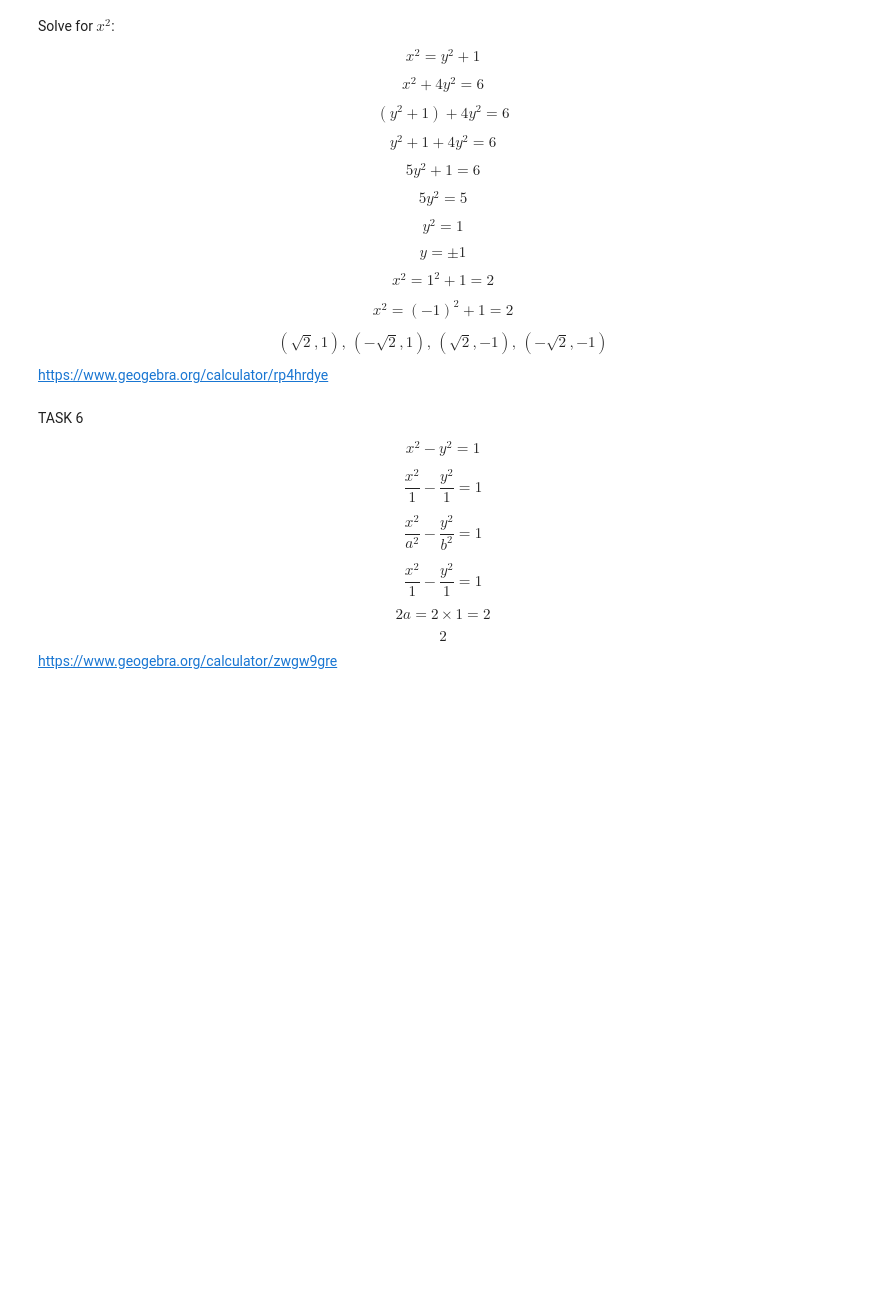
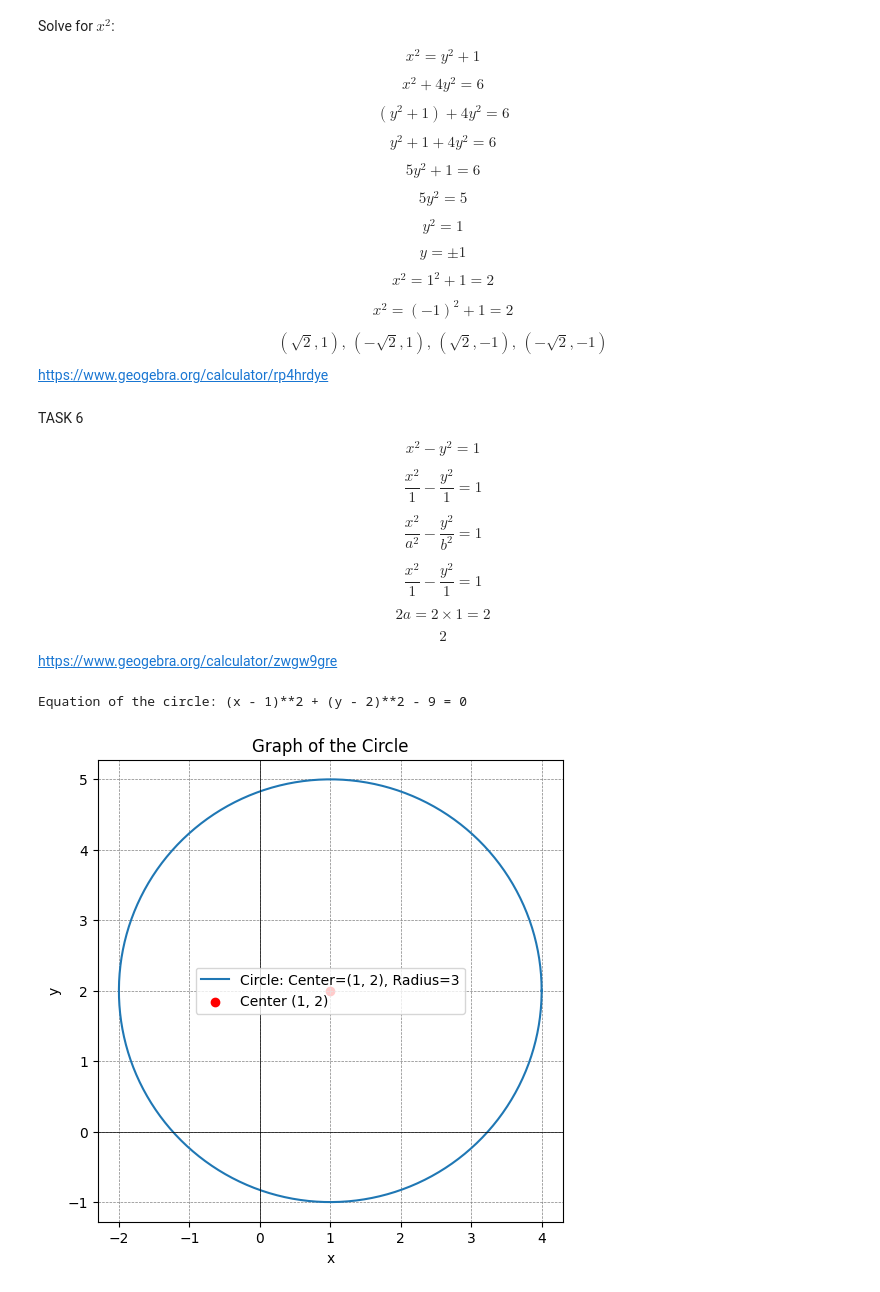
Before and after one commit to HafizYuzbasov/Math-2024-25-Winter, a Jupyter notebook: Notebooks_EN/02_Analytic_Geometry/06_Conic_Curves/Conic_Curves_exercise.ipynb, the cells around one changed output. Saved outputs shown, nothing was run; the diff lists cells and outputs as text; code cells hidden in the pictures; blank space fills up the shorter version.

```diff
--- a/Notebooks_EN/02_Analytic_Geometry/06_Conic_Curves/Conic_Curves_exercise.ipynb
+++ b/Notebooks_EN/02_Analytic_Geometry/06_Conic_Curves/Conic_Curves_exercise.ipynb
@@ -430,3 +430,41 @@ $$
 2
 $$
 https://www.geogebra.org/calculator/zwgw9gre
+# %%
+# Import necessary libraries
+import sympy as sp
+import numpy as np
+import matplotlib.pyplot as plt
+
+# Define variables
+x, y = sp.symbols('x y')
+
+# Circle's center and radius
+center = (1, 2)
+radius = 3
+
+# Circle equation
+circle_eq = (x - center[0])**2 + (y - center[1])**2 - radius**2
+print("Equation of the circle:", sp.simplify(circle_eq), "= 0")
+
+# Plot the circle
+theta = np.linspace(0, 2 * np.pi, 500)
+x_circle = center[0] + radius * np.cos(theta)
+y_circle = center[1] + radius * np.sin(theta)
+
+# Create the plot
+plt.figure(figsize=(6, 6))
+plt.plot(x_circle, y_circle, label=f"Circle: Center={center}, Radius={radius}")
+plt.scatter(center[0], center[1], color='red', label="Center (1, 2)")
+plt.axhline(0, color='black',linewidth=0.5)
+plt.axvline(0, color='black',linewidth=0.5)
+plt.grid(color = 'gray', linestyle = '--', linewidth = 0.5)
+plt.legend()
+plt.axis('equal')  # Equal scaling for x and y
+plt.title("Graph of the Circle")
+plt.xlabel("x")
+plt.ylabel("y")
+plt.show()
+# %% [output]
+Equation of the circle: (x - 1)**2 + (y - 2)**2 - 9 = 0
+[figure, added]
```
Also changed, not shown: parts of 5 cells of this notebook.
